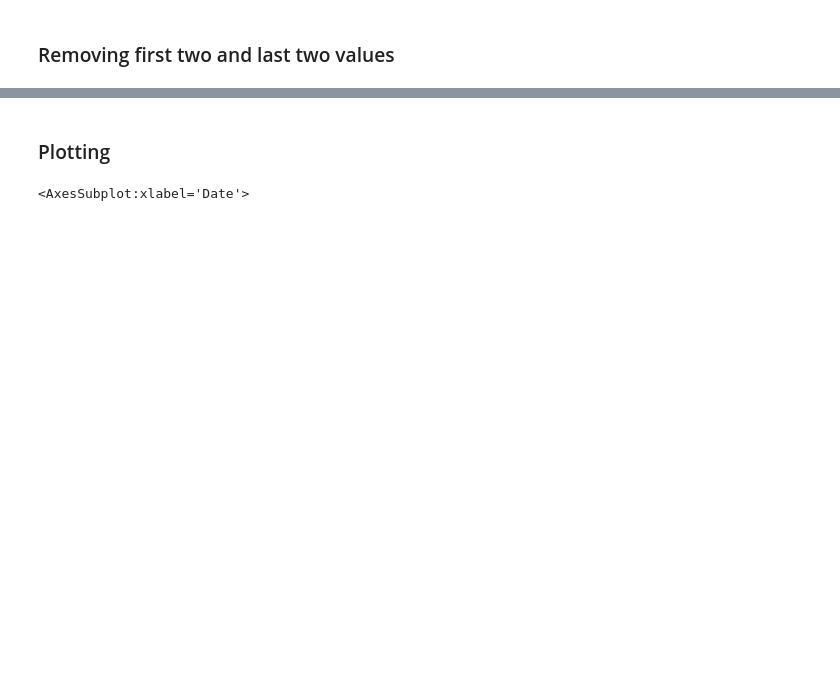
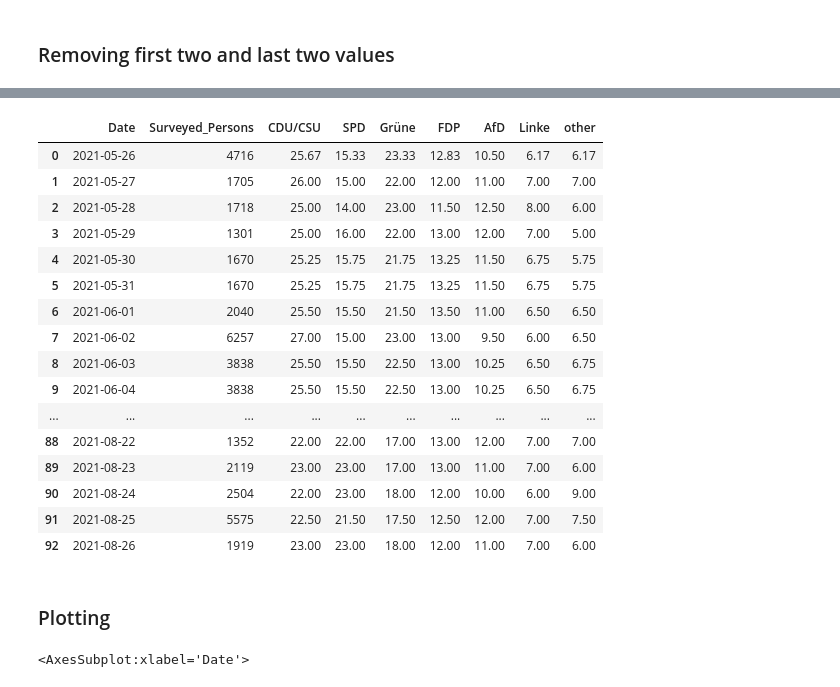
Before and after one commit to NicolasBuehringer/project_delphi, a Jupyter notebook: notebooks/02luca/Pools data .ipynb, the cells around one changed output, grey strips where cells are left out. Saved outputs shown, nothing was run; the diff lists cells and outputs as text; code cells hidden in the pictures; blank space fills up the shorter version.

```diff
--- a/notebooks/02luca/Pools data .ipynb
+++ b/notebooks/02luca/Pools data .ipynb
@@ -180,4 +212,24 @@ df_final.index.name = 'Date'
 df_final["Surveyed_Persons"] = df_final["Surveyed_Persons"].astype(int)
 # %%
 df_final =df_final.round(2)
+# %%
+df_final.reset_index()
+# %% [output]
+|  | Date | Surveyed_Persons | CDU/CSU | SPD | Grüne | FDP | AfD | Linke | other |
+| 0 | 2021-05-26 | 4716 | 25.67 | 15.33 | 23.33 | 12.83 | 10.50 | 6.17 | 6.17 |
+| 1 | 2021-05-27 | 1705 | 26.00 | 15.00 | 22.00 | 12.00 | 11.00 | 7.00 | 7.00 |
+| 2 | 2021-05-28 | 1718 | 25.00 | 14.00 | 23.00 | 11.50 | 12.50 | 8.00 | 6.00 |
+| 3 | 2021-05-29 | 1301 | 25.00 | 16.00 | 22.00 | 13.00 | 12.00 | 7.00 | 5.00 |
+| 4 | 2021-05-30 | 1670 | 25.25 | 15.75 | 21.75 | 13.25 | 11.50 | 6.75 | 5.75 |
+| 5 | 2021-05-31 | 1670 | 25.25 | 15.75 | 21.75 | 13.25 | 11.50 | 6.75 | 5.75 |
+| 6 | 2021-06-01 | 2040 | 25.50 | 15.50 | 21.50 | 13.50 | 11.00 | 6.50 | 6.50 |
+| 7 | 2021-06-02 | 6257 | 27.00 | 15.00 | 23.00 | 13.00 | 9.50 | 6.00 | 6.50 |
+| 8 | 2021-06-03 | 3838 | 25.50 | 15.50 | 22.50 | 13.00 | 10.25 | 6.50 | 6.75 |
+| 9 | 2021-06-04 | 3838 | 25.50 | 15.50 | 22.50 | 13.00 | 10.25 | 6.50 | 6.75 |
+| ... | ... | ... | ... | ... | ... | ... | ... | ... | ... |
+| 88 | 2021-08-22 | 1352 | 22.00 | 22.00 | 17.00 | 13.00 | 12.00 | 7.00 | 7.00 |
+| 89 | 2021-08-23 | 2119 | 23.00 | 23.00 | 17.00 | 13.00 | 11.00 | 7.00 | 6.00 |
+| 90 | 2021-08-24 | 2504 | 22.00 | 23.00 | 18.00 | 12.00 | 10.00 | 6.00 | 9.00 |
+| 91 | 2021-08-25 | 5575 | 22.50 | 21.50 | 17.50 | 12.50 | 12.00 | 7.00 | 7.50 |
+| 92 | 2021-08-26 | 1919 | 23.00 | 23.00 | 18.00 | 12.00 | 11.00 | 7.00 | 6.00 |
 # %%
```
Also changed, not shown: parts of 14 cells of this notebook, 4 other files.
